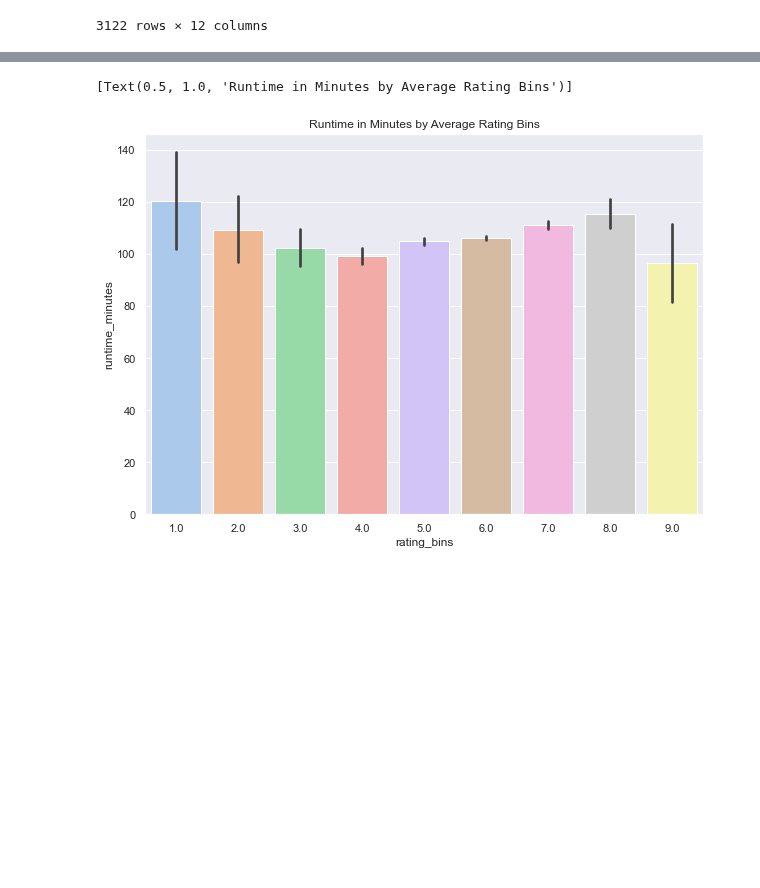
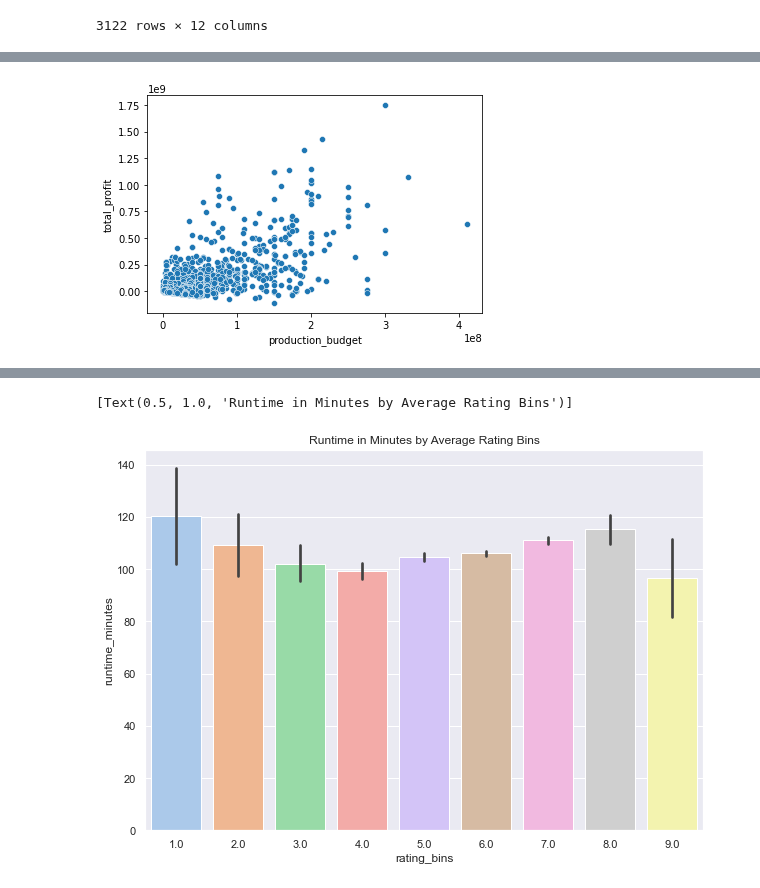
Before and after one commit to jacrivera/AI-Academy-Semester-1-Capstone-Group-5, a Jupyter notebook: student.ipynb, the cells around one changed output, grey strips where cells are left out. Saved outputs shown, nothing was run; the diff lists cells and outputs as text; code cells hidden in the pictures; blank space fills up the shorter version.

```diff
--- a/student.ipynb
+++ b/student.ipynb
@@ -245,0 +229,6 @@ sns.histplot(data = master_df, x = 'averagerating', kde = True).set(title = 'His
+# %%
+sns.scatterplot(x="production_budget",
+y="total_profit",
+data=master_df);
+# %% [output]
+[figure, added]
```
Also changed, not shown: parts of 24 cells of this notebook.
